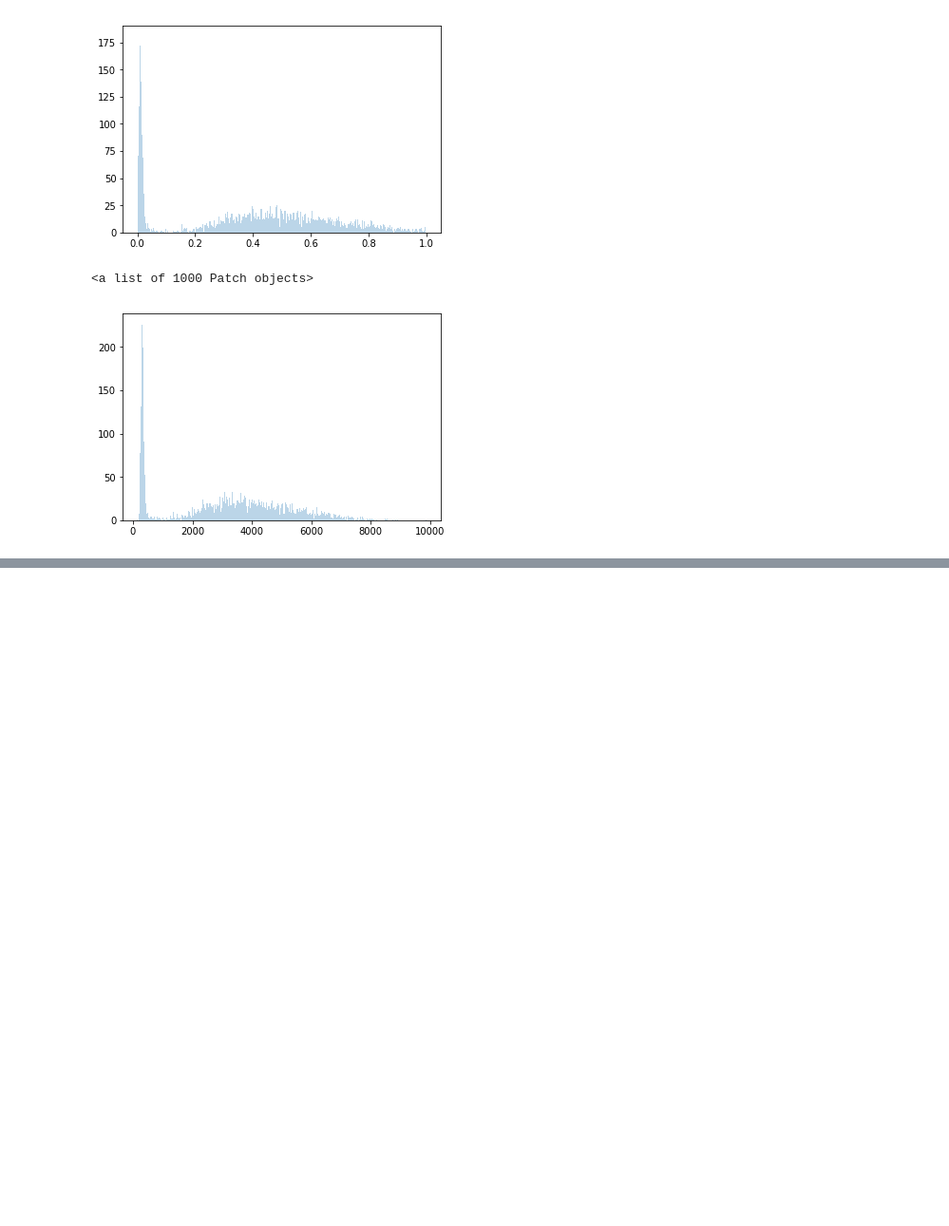
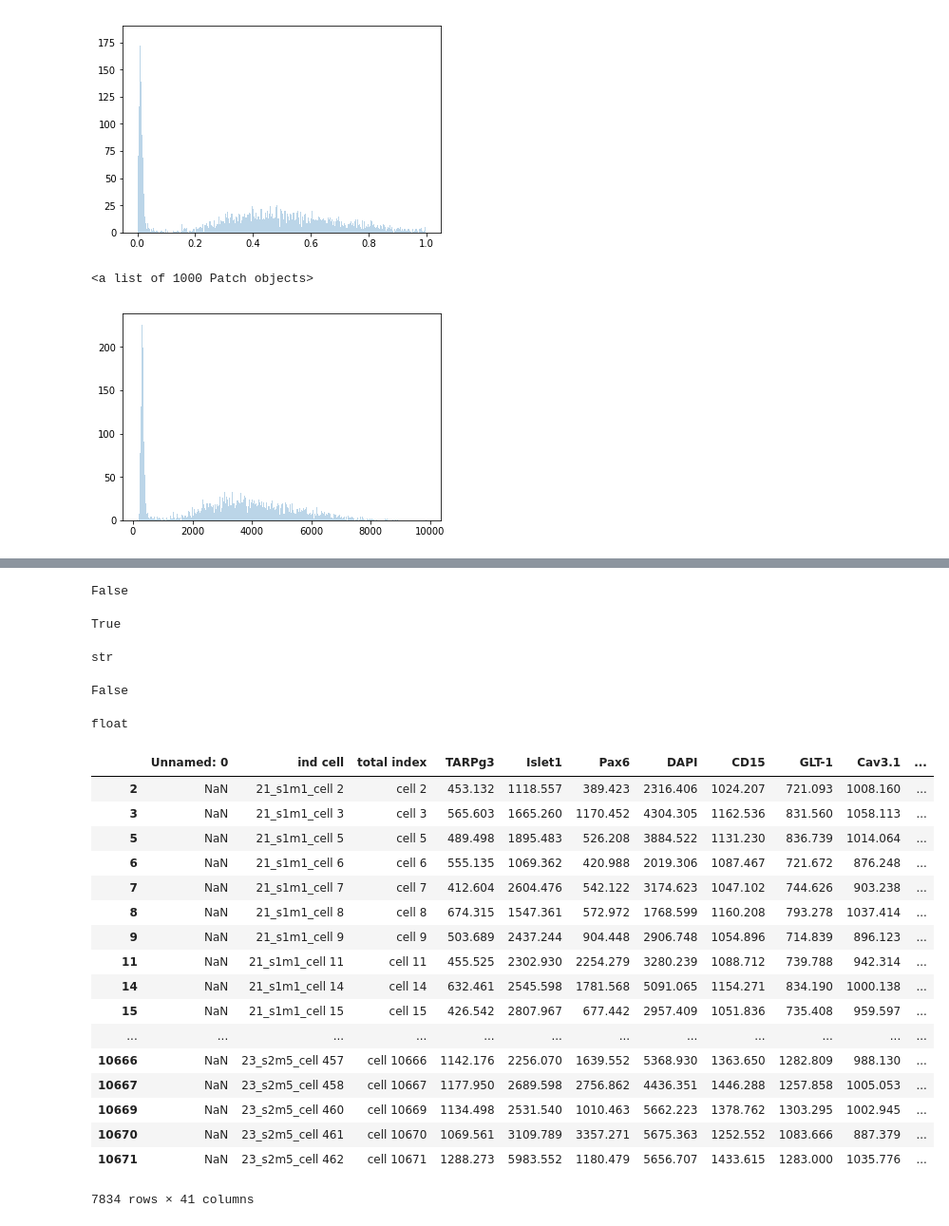
Before and after one commit to christopher-gong/optometry, a Jupyter notebook: jupyter/Prepare for clustering.ipynb, the cells around one changed output, grey strips where cells are left out. Shown: that part at 95% size. Cells and saved outputs as stored; diff of their text form; code cells hidden in the pictures; blank space fills up the shorter version.

```diff
--- a/jupyter/Prepare for clustering.ipynb
+++ b/jupyter/Prepare for clustering.ipynb
@@ -133,0 +176,41 @@ x1,y1,z1 = hist(nparrb,1000,alpha=.3,label='data')
+# %%
+type(roi_df["Unnamed: 0"][0]) == np.float64
+# %% [output]
+False
+# %%
+(rm_roi_df["Unnamed: 0"]).isna().any()
+# %% [output]
+True
+# %%
+type(list(rm_roi_df["ind cell"])[0])
+# %% [output]
+str
+# %%
+(rm_roi_df["Pax6"]).isna().any()
+# %% [output]
+False
+# %%
+type(list(rm_roi_df["Pax6"])[0])
+# %% [output]
+float
+# %%
+rm_roi_df
+# %% [output]
+|  | Unnamed: 0 | ind cell | total index | TARPg3 | Islet1 | Pax6 | DAPI | CD15 | GLT-1 | Cav3.1 | ... |
+| 2 | NaN | 21_s1m1_cell 2 | cell 2 | 453.132 | 1118.557 | 389.423 | 2316.406 | 1024.207 | 721.093 | 1008.160 | ... |
+| 3 | NaN | 21_s1m1_cell 3 | cell 3 | 565.603 | 1665.260 | 1170.452 | 4304.305 | 1162.536 | 831.560 | 1058.113 | ... |
+| 5 | NaN | 21_s1m1_cell 5 | cell 5 | 489.498 | 1895.483 | 526.208 | 3884.522 | 1131.230 | 836.739 | 1014.064 | ... |
+| 6 | NaN | 21_s1m1_cell 6 | cell 6 | 555.135 | 1069.362 | 420.988 | 2019.306 | 1087.467 | 721.672 | 876.248 | ... |
+| 7 | NaN | 21_s1m1_cell 7 | cell 7 | 412.604 | 2604.476 | 542.122 | 3174.623 | 1047.102 | 744.626 | 903.238 | ... |
+| 8 | NaN | 21_s1m1_cell 8 | cell 8 | 674.315 | 1547.361 | 572.972 | 1768.599 | 1160.208 | 793.278 | 1037.414 | ... |
+| 9 | NaN | 21_s1m1_cell 9 | cell 9 | 503.689 | 2437.244 | 904.448 | 2906.748 | 1054.896 | 714.839 | 896.123 | ... |
+| 11 | NaN | 21_s1m1_cell 11 | cell 11 | 455.525 | 2302.930 | 2254.279 | 3280.239 | 1088.712 | 739.788 | 942.314 | ... |
+| 14 | NaN | 21_s1m1_cell 14 | cell 14 | 632.461 | 2545.598 | 1781.568 | 5091.065 | 1154.271 | 834.190 | 1000.138 | ... |
+| 15 | NaN | 21_s1m1_cell 15 | cell 15 | 426.542 | 2807.967 | 677.442 | 2957.409 | 1051.836 | 735.408 | 959.597 | ... |
+| ... | ... | ... | ... | ... | ... | ... | ... | ... | ... | ... | ... |
+| 10666 | NaN | 23_s2m5_cell 457 | cell 10666 | 1142.176 | 2256.070 | 1639.552 | 5368.930 | 1363.650 | 1282.809 | 988.130 | ... |
+| 10667 | NaN | 23_s2m5_cell 458 | cell 10667 | 1177.950 | 2689.598 | 2756.862 | 4436.351 | 1446.288 | 1257.858 | 1005.053 | ... |
+| 10669 | NaN | 23_s2m5_cell 460 | cell 10669 | 1134.498 | 2531.540 | 1010.463 | 5662.223 | 1378.762 | 1303.295 | 1002.945 | ... |
+| 10670 | NaN | 23_s2m5_cell 461 | cell 10670 | 1069.561 | 3109.789 | 3357.271 | 5675.363 | 1252.552 | 1083.666 | 887.379 | ... |
+| 10671 | NaN | 23_s2m5_cell 462 | cell 10671 | 1288.273 | 5983.552 | 1180.479 | 5656.707 | 1433.615 | 1283.000 | 1035.776 | ... |
+7834 rows × 41 columns
```
Also changed, not shown: parts of 9 cells of this notebook, 1 other file.
